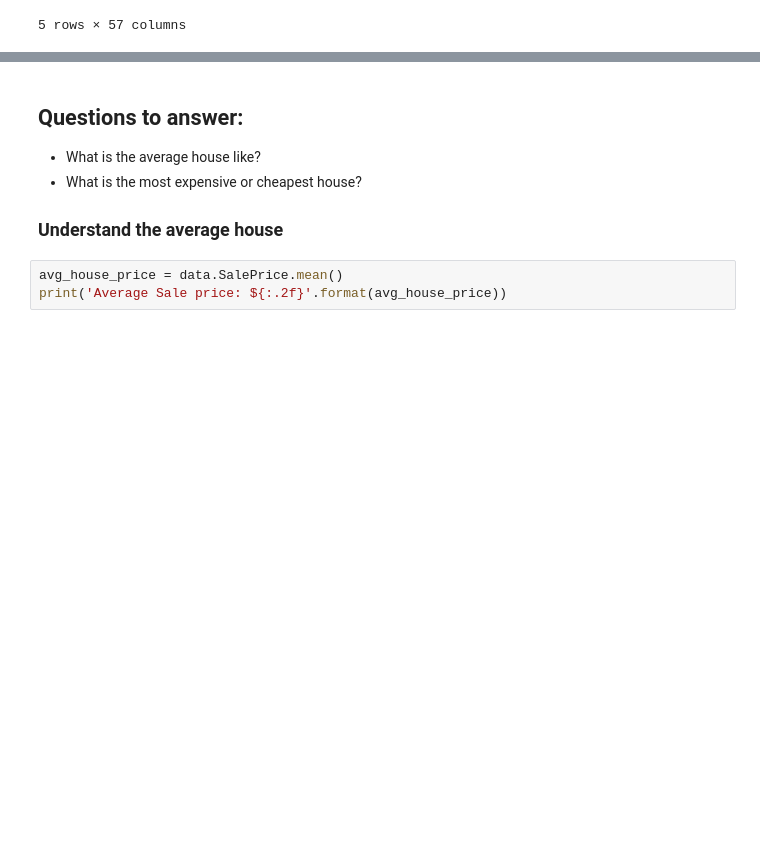
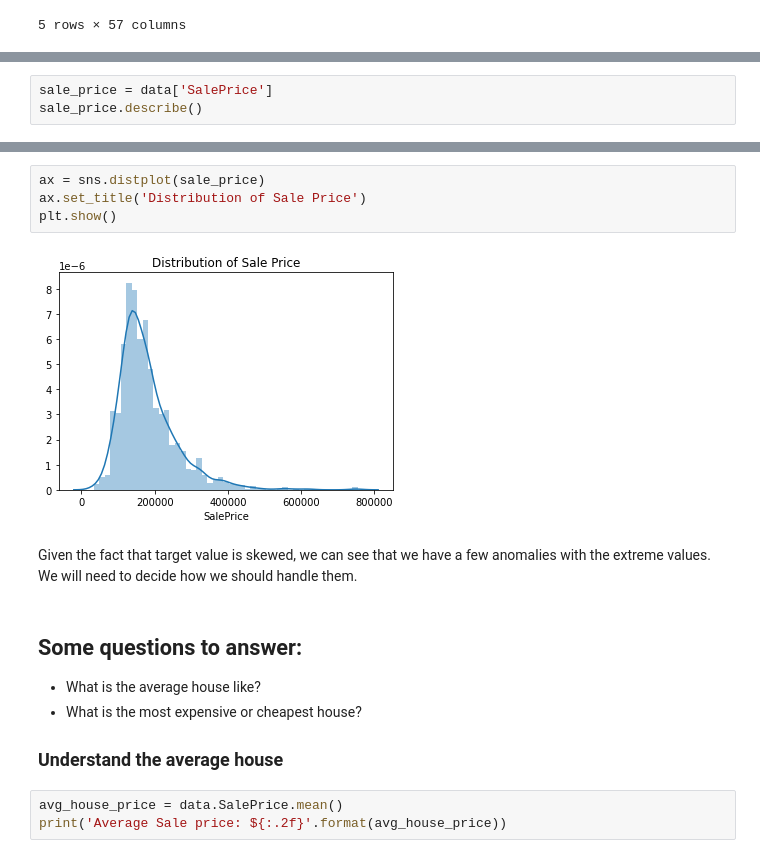
Before and after one commit to Ryan95Z/ml-house-prices, a Jupyter notebook: notebooks/House Prices - EDA.ipynb, the cells around one changed output, grey strips where cells are left out. Cells and saved outputs as stored; diff of their text form; blank space fills up the shorter version.

```diff
--- a/notebooks/House Prices - EDA.ipynb
+++ b/notebooks/House Prices - EDA.ipynb
@@ -394,0 +392,3 @@ ordinal_data.shape
+# %%
+sale_price = data['SalePrice']
+sale_price.describe()
@@ -395,5 +411,13 @@ ordinal_data.shape
+# %%
+ax = sns.distplot(sale_price)
+ax.set_title('Distribution of Sale Price')
+plt.show()
+# %% [output]
+[figure, added]
+# %% [markdown]
+Given the fact that target value is skewed, we can see that we have a few anomalies with the extreme values. We will need to decide how we should handle them.
 # %% [markdown]
-## Questions to answer:
+## Some questions to answer:
 
 * What is the average house like?
 * What is the most expensive or cheapest house?
```
Also changed, not shown: parts of 19 cells of this notebook.
